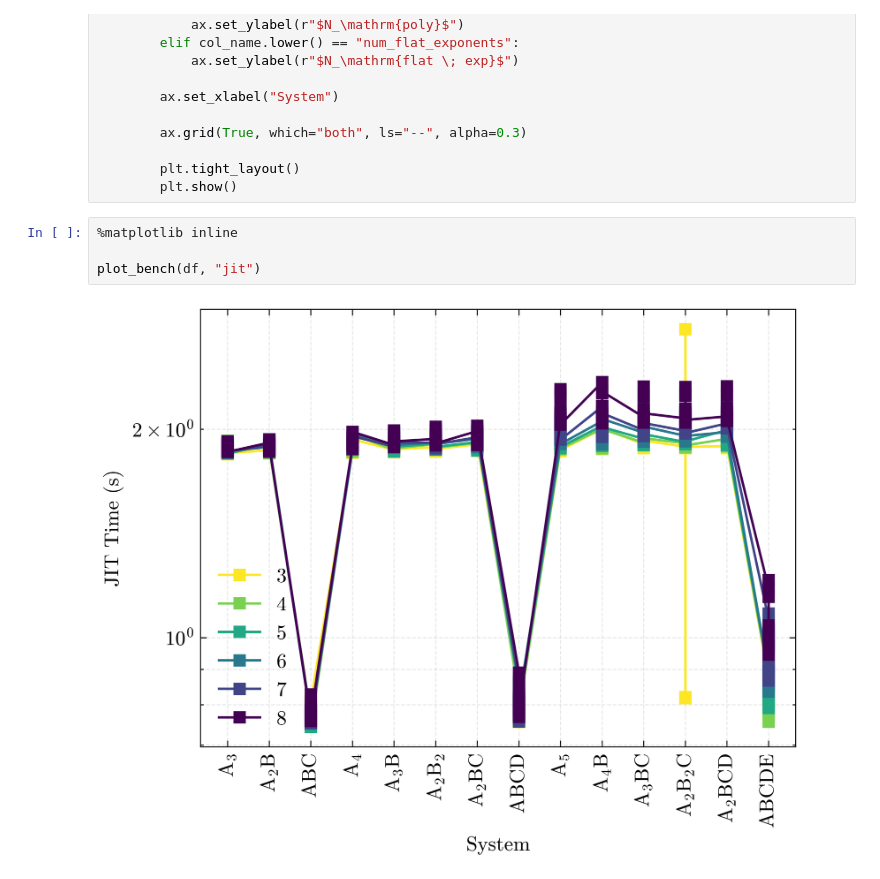
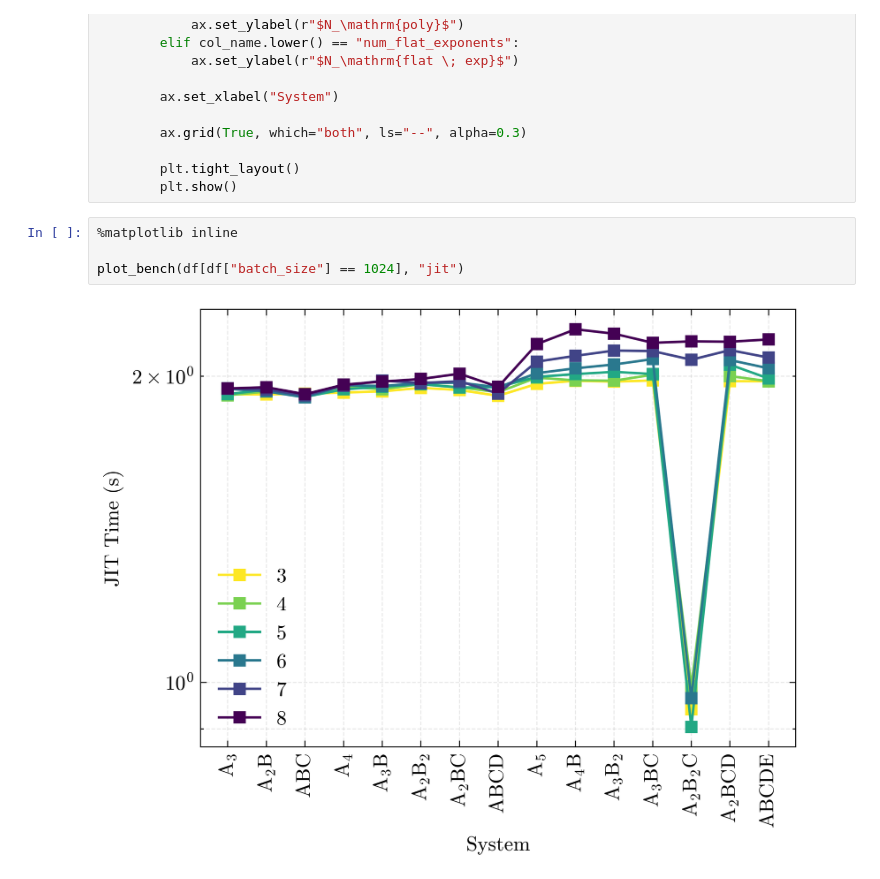
Before and after one commit to CQPES/JaxPIP, a Jupyter notebook: bench-batch/4090/plot-MOLPIPx.ipynb, the cells around one changed output. Cells and saved outputs as stored; diff of their text form.

```diff
--- a/bench-batch/4090/plot-MOLPIPx.ipynb
+++ b/bench-batch/4090/plot-MOLPIPx.ipynb
@@ -123,9 +123,9 @@ def plot_bench(
 # %%
 %matplotlib inline
 
-plot_bench(df, "jit")
+plot_bench(df[df["batch_size"] == 1024], "jit")
 # %% [output]
-[figure, old version]
+[figure, new version]
 # %%
 import matplotlib.pyplot as plt
 import matplotlib.ticker as ticker
```
Also changed, not shown: parts of 4 cells of this notebook, 13 other files.
